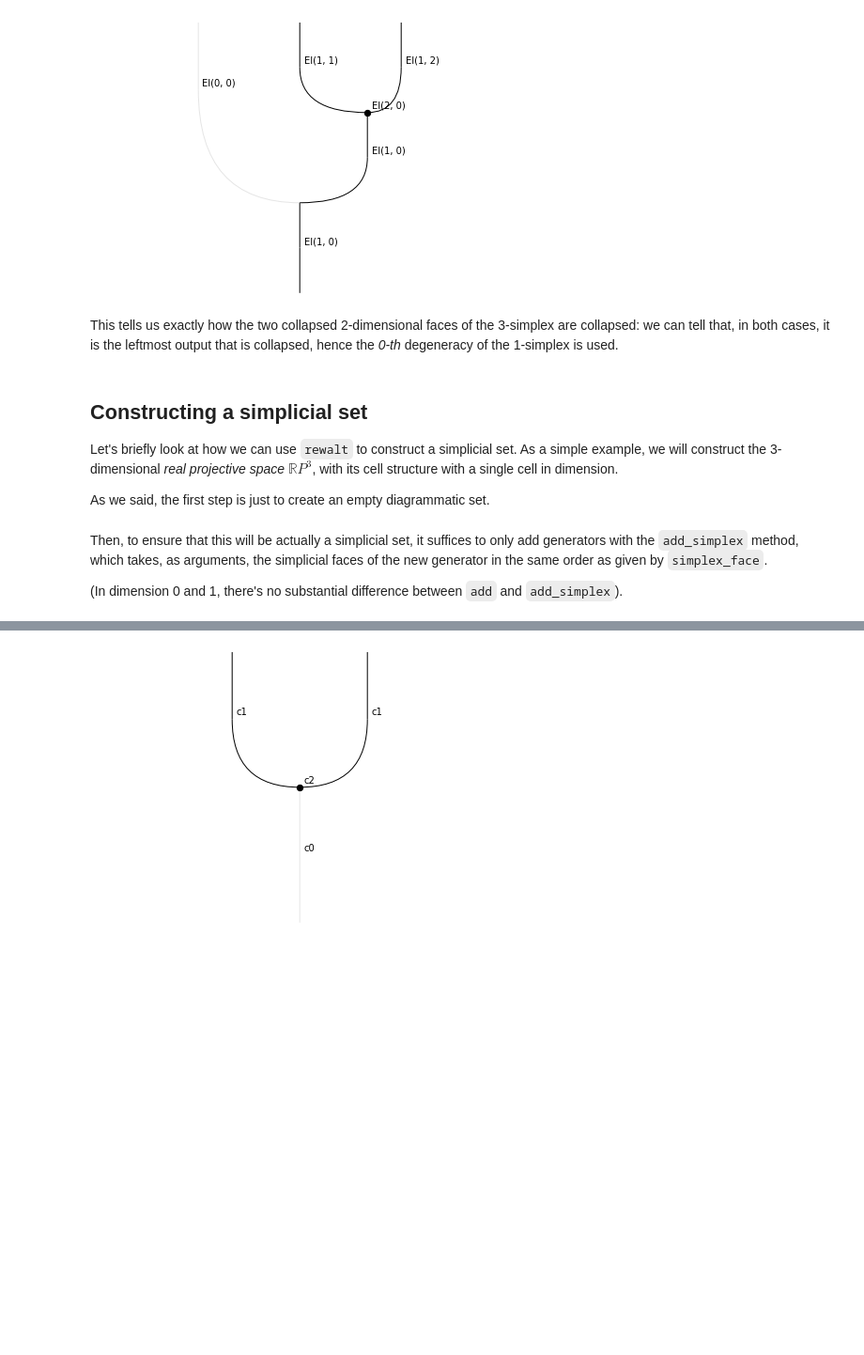
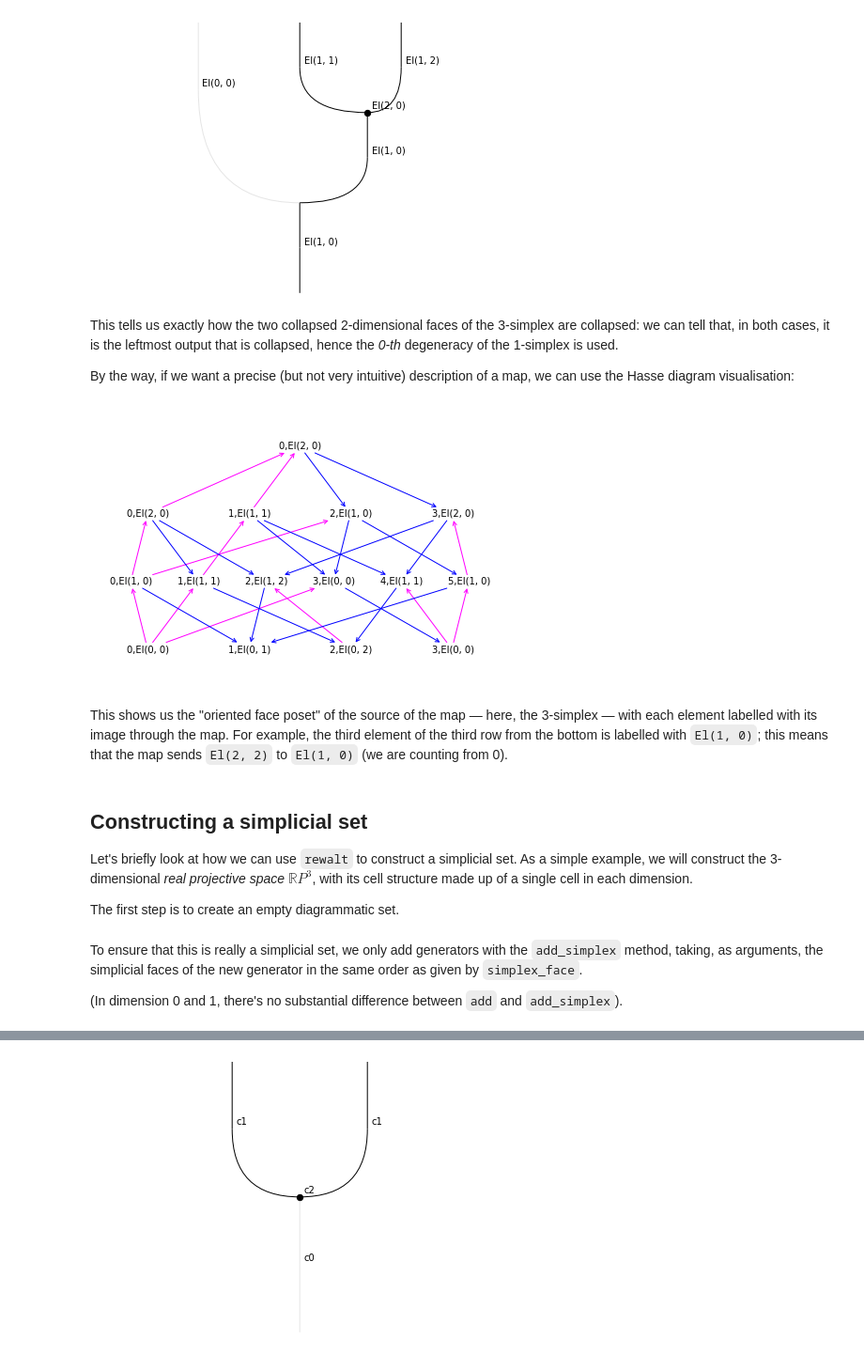
Before and after one commit to ahadziha/rewalt, a Jupyter notebook: docs/notebooks/simplicescubes.ipynb, the cells around one changed output, grey strips where cells are left out. Shown at 94% size. Cells and saved outputs as stored; diff of their text form; code cells hidden in the pictures; blank space fills up the shorter version.

```diff
--- a/docs/notebooks/simplicescubes.ipynb
+++ b/docs/notebooks/simplicescubes.ipynb
@@ -207,16 +203,24 @@ triangle.simplex_degeneracy(0).draw_boundaries()
 [figure]
 # %% [markdown]
 This tells us exactly how the two collapsed 2-dimensional faces of the 3-simplex are collapsed: we can tell that, in both cases, it is the leftmost output that is collapsed, hence the *0-th* degeneracy of the 1-simplex is used.
+
+By the way, if we want a precise (but not very intuitive) description of a map, we can use the Hasse diagram visualisation:
+# %%
+triangle.simplex_degeneracy(0).hasse()
+# %% [output]
+[figure, added]
+# %% [markdown]
+This shows us the "oriented face poset" of the source of the map — here, the 3-simplex — with each element labelled with its image through the map. For example, the third element of the third row from the bottom is labelled with `El(1, 0)`; this means that the map sends `El(2, 2)` to `El(1, 0)` (we are counting from 0).
 # %% [markdown]
 ## Constructing a simplicial set
 
-Let's briefly look at how we can use `rewalt` to construct a simplicial set. As a simple example, we will construct the 3-dimensional *real projective space* $\mathbb{R}P^3$, with its cell structure with a single cell in dimension.
+Let's briefly look at how we can use `rewalt` to construct a simplicial set. As a simple example, we will construct the 3-dimensional *real projective space* $\mathbb{R}P^3$, with its cell structure made up of a single cell in each dimension.
 
-As we said, the first step is just to create an empty diagrammatic set.
+The first step is to create an empty diagrammatic set.
 # %%
 RP3 = rewalt.DiagSet()
 # %% [markdown]
-Then, to ensure that this will be actually a simplicial set, it suffices to only add generators with the `add_simplex` method, which takes, as arguments, the simplicial faces of the new generator in the same order as given by `simplex_face`.
+To ensure that this is really a simplicial set, we only add generators with the `add_simplex` method, taking, as arguments, the simplicial faces of the new generator in the same order as given by `simplex_face`.
 
 (In dimension 0 and 1, there's no substantial difference between `add` and `add_simplex`).
 # %%
```
Also changed, not shown: parts of 22 cells of this notebook.
